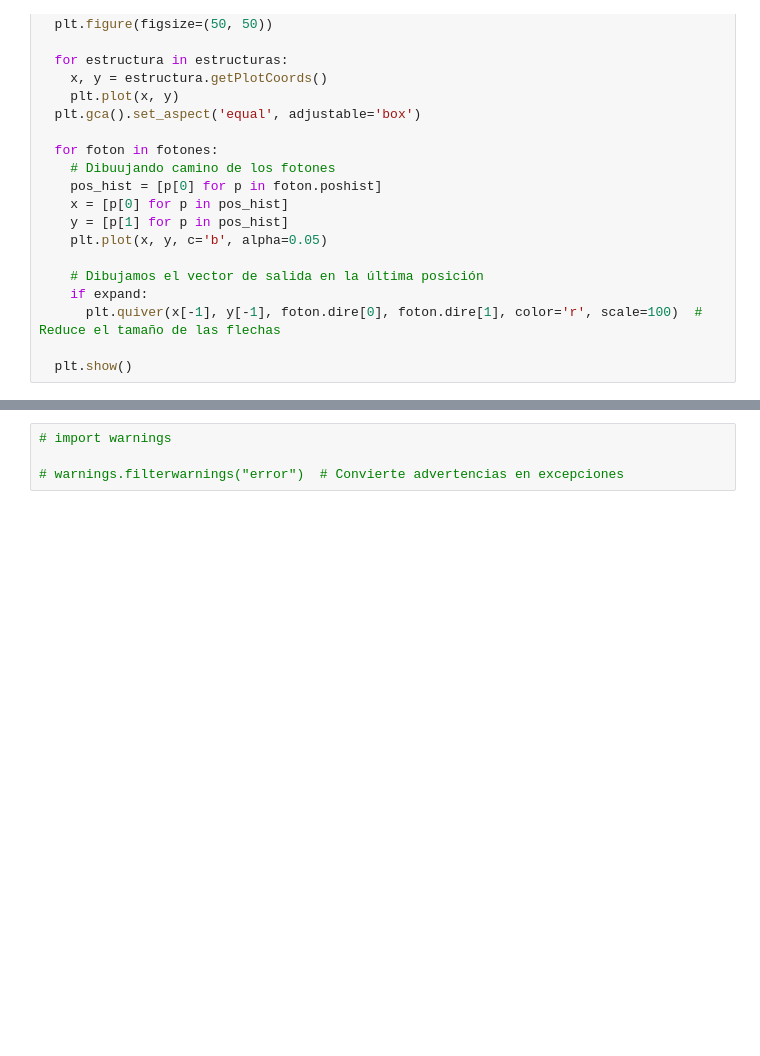
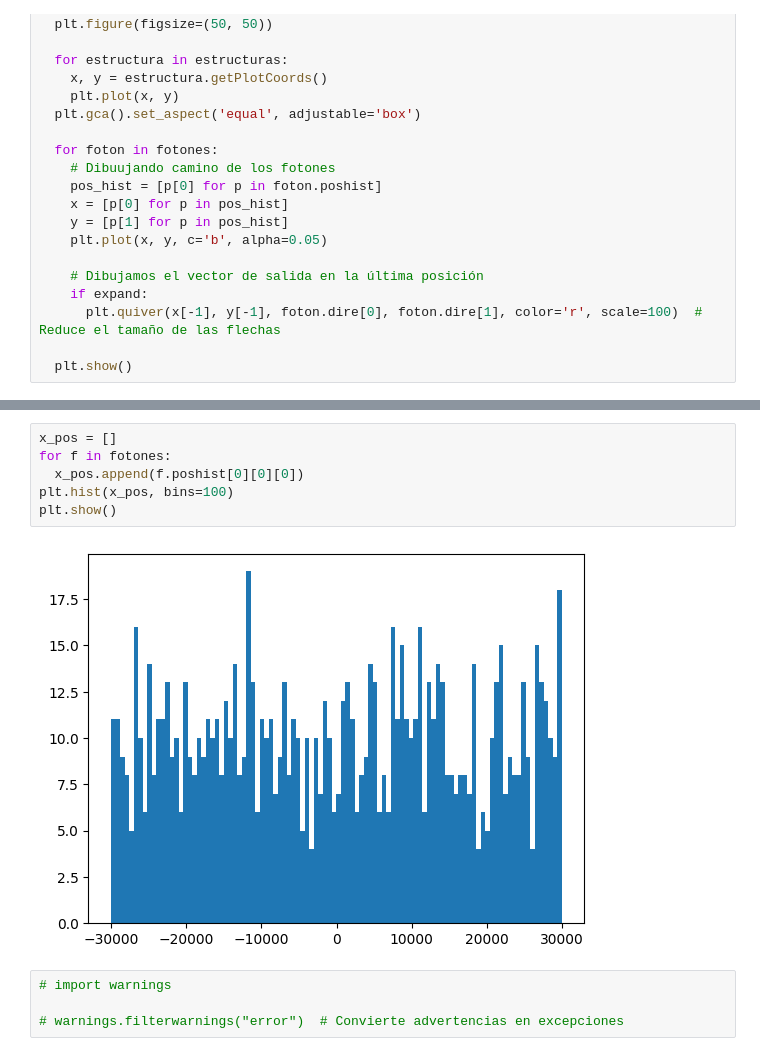
Before and after one commit to Olmichu22/Proyecto-DM-Master-Tecnologia-Fisica, a Jupyter notebook: final_test.ipynb, the cells around one changed output, grey strips where cells are left out. Saved outputs shown, nothing was run; the diff lists cells and outputs as text; blank space fills up the shorter version.

```diff
--- a/final_test.ipynb
+++ b/final_test.ipynb
@@ -131,3 +268,11 @@ for i, centro in enumerate(centros):
+# %%
+x_pos = []
+for f in fotones:
+  x_pos.append(f.poshist[0][0][0])
+plt.hist(x_pos, bins=100)
+plt.show()
+# %% [output]
+[figure, added]
 # %%
 # import warnings
 
```
Also changed, not shown: parts of 7 cells of this notebook, 3 other files.
